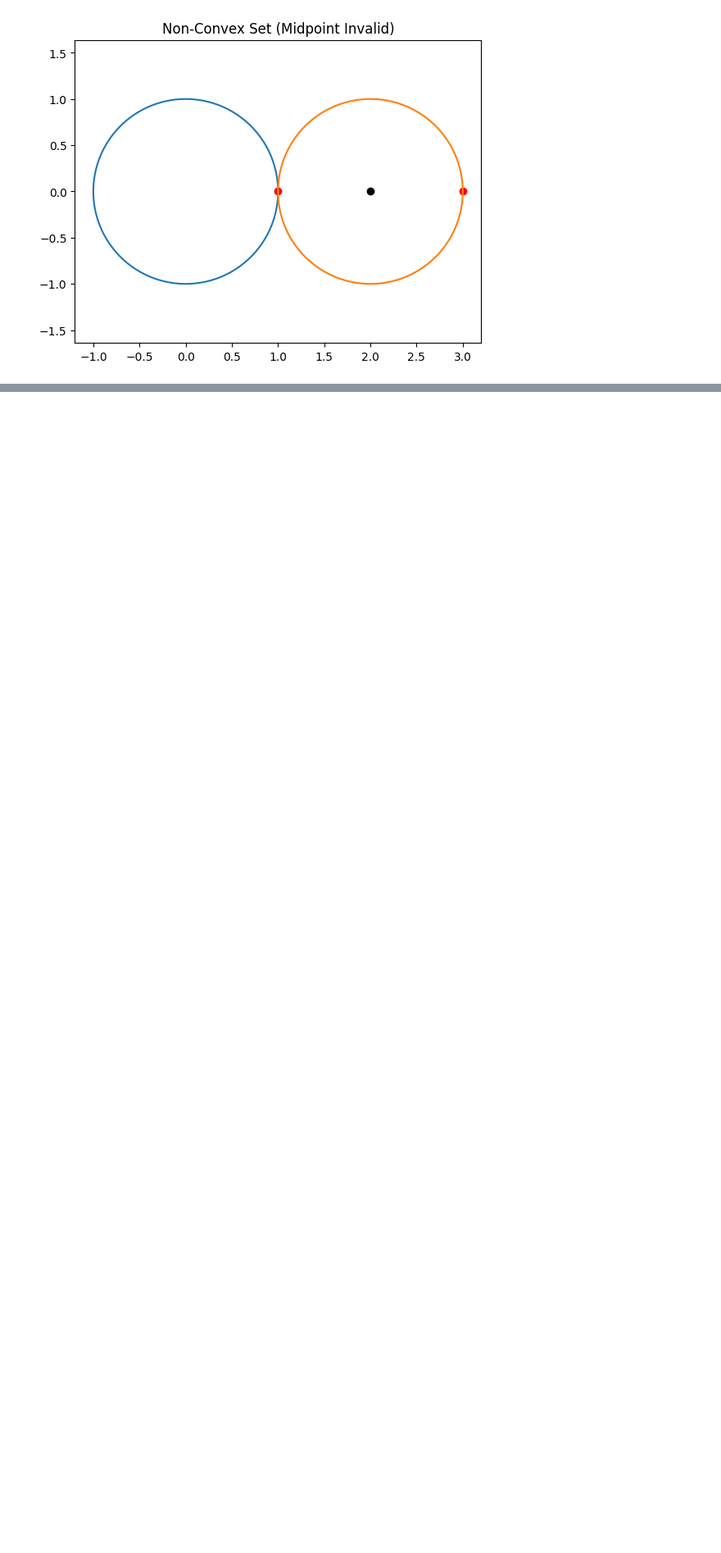
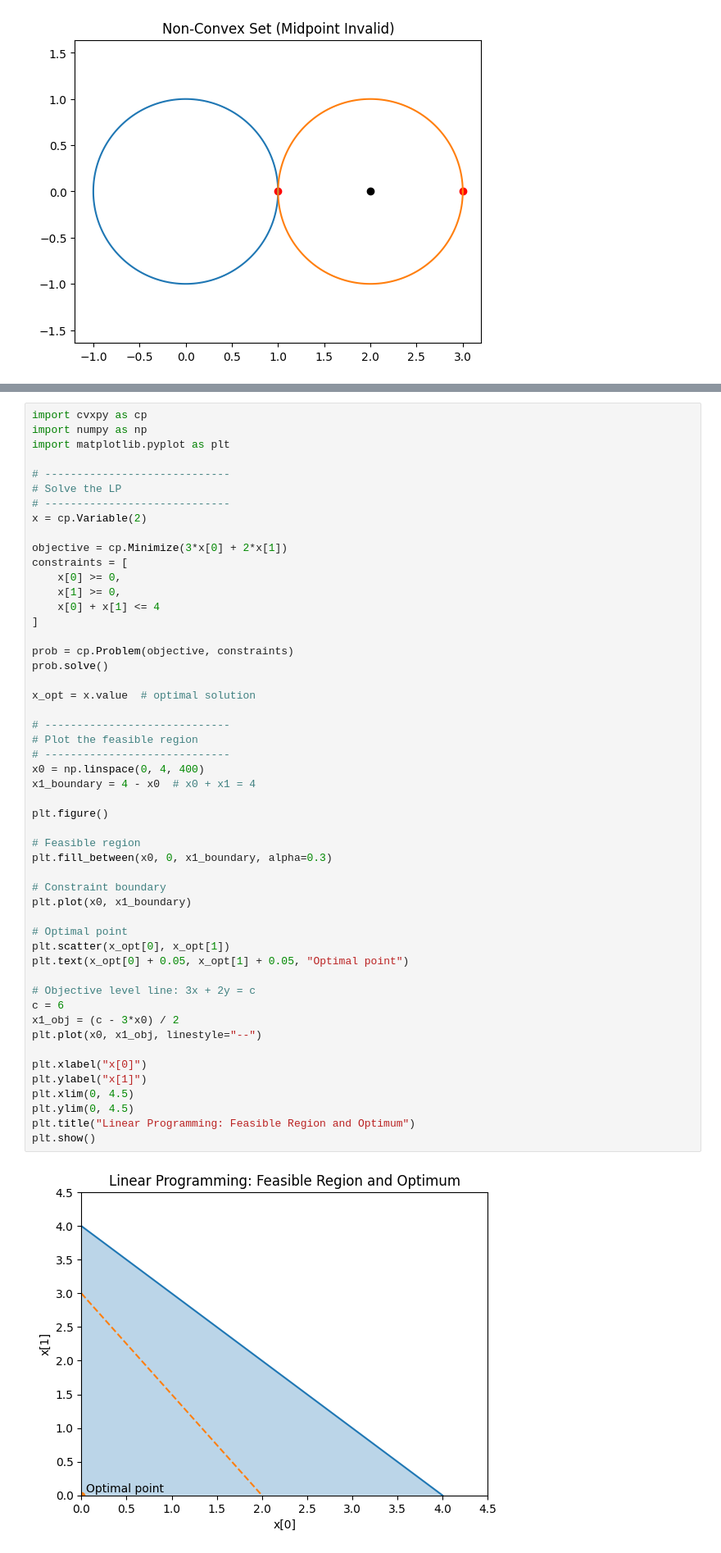
Before and after one commit to netajik/thesis, a Jupyter notebook: convex_optimization.ipynb, the cells around one changed output, grey strips where cells are left out. Shown at 82% size. Drawn from its saved outputs; the diff is of its cells as text; blank space fills up the shorter version.

```diff
--- a/convex_optimization.ipynb
+++ b/convex_optimization.ipynb
@@ -87,0 +138,53 @@ plt.show()
+# %%
+import cvxpy as cp
+import numpy as np
+import matplotlib.pyplot as plt
+
+# -----------------------------
+# Solve the LP
+# -----------------------------
+x = cp.Variable(2)
+
+objective = cp.Minimize(3*x[0] + 2*x[1])
+constraints = [
+    x[0] >= 0,
+    x[1] >= 0,
+    x[0] + x[1] <= 4
+]
+
+prob = cp.Problem(objective, constraints)
+prob.solve()
+
+x_opt = x.value  # optimal solution
+
+# -----------------------------
+# Plot the feasible region
+# -----------------------------
+x0 = np.linspace(0, 4, 400)
+x1_boundary = 4 - x0  # x0 + x1 = 4
+
+plt.figure()
+
+# Feasible region
+plt.fill_between(x0, 0, x1_boundary, alpha=0.3)
+
+# Constraint boundary
+plt.plot(x0, x1_boundary)
+
+# Optimal point
+plt.scatter(x_opt[0], x_opt[1])
+plt.text(x_opt[0] + 0.05, x_opt[1] + 0.05, "Optimal point")
+
+# Objective level line: 3x + 2y = c
+c = 6
+x1_obj = (c - 3*x0) / 2
+plt.plot(x0, x1_obj, linestyle="--")
+
+plt.xlabel("x[0]")
+plt.ylabel("x[1]")
+plt.xlim(0, 4.5)
+plt.ylim(0, 4.5)
+plt.title("Linear Programming: Feasible Region and Optimum")
+plt.show()
+# %% [output]
+[figure, added]
```
Also changed, not shown: parts of 12 cells of this notebook.
